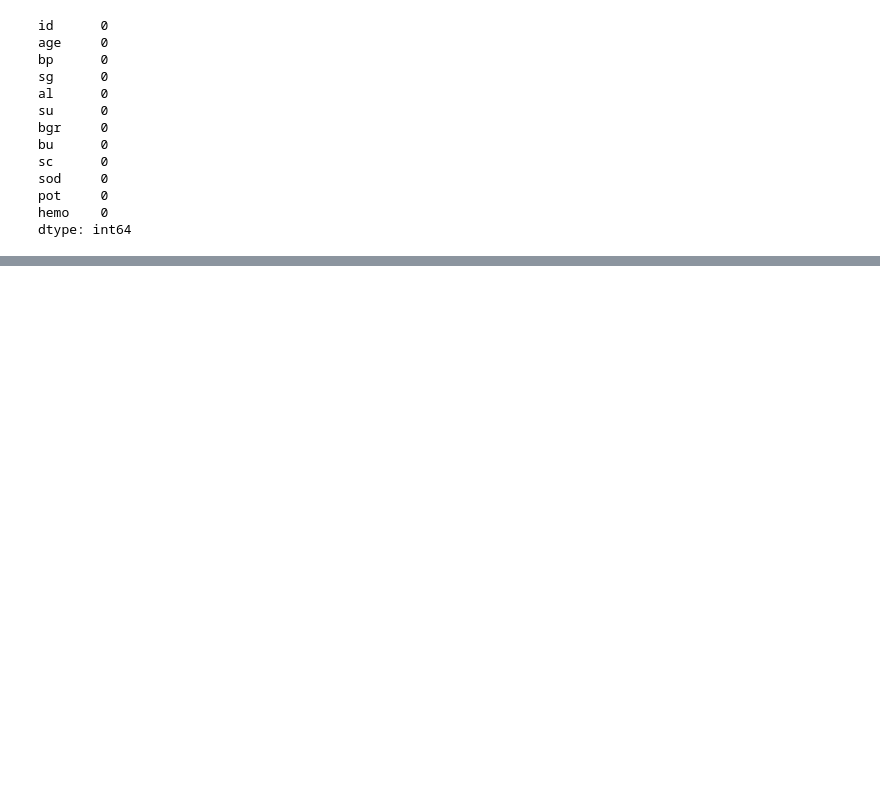
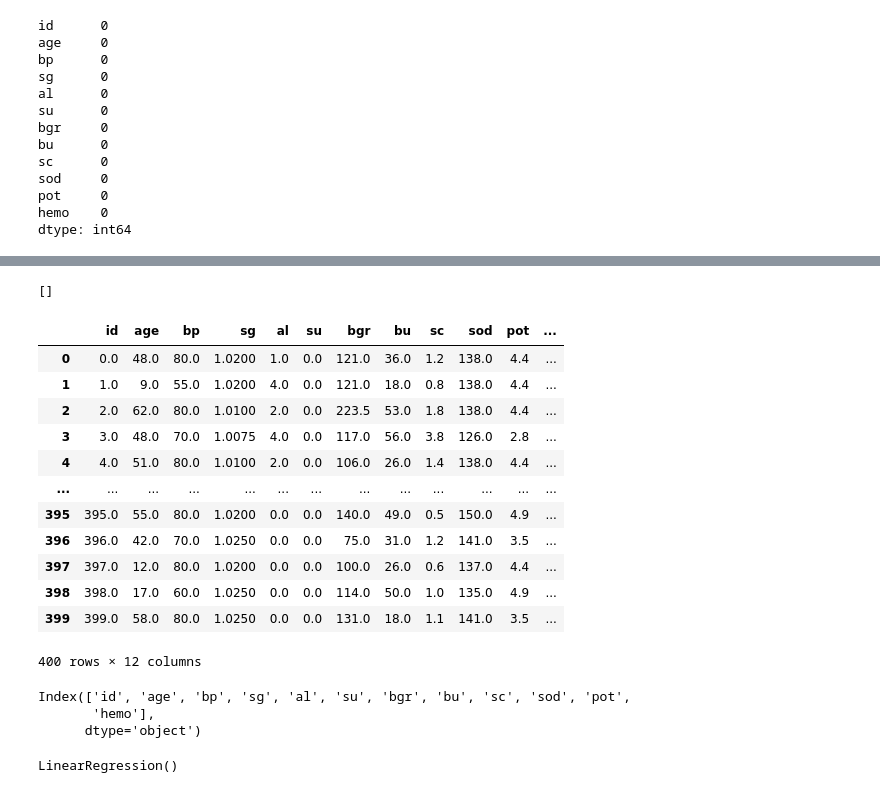
Before and after one commit to Muthumk123/DataScience-Week-5, a Jupyter notebook: Data_preprocessing_assessment.ipynb, the cells around one changed output, grey strips where cells are left out. Cells and saved outputs as stored; diff of their text form; code cells hidden in the pictures; blank space fills up the shorter version.

```diff
--- a/Data_preprocessing_assessment.ipynb
+++ b/Data_preprocessing_assessment.ipynb
@@ -119,0 +187,26 @@ dtype: int64
+# %%
+greater
+# %% [output]
+[]
+# %%
+dataset
+# %% [output]
+|  | id | age | bp | sg | al | su | bgr | bu | sc | sod | pot | ... |
+| 0 | 0.0 | 48.0 | 80.0 | 1.0200 | 1.0 | 0.0 | 121.0 | 36.0 | 1.2 | 138.0 | 4.4 | ... |
+| 1 | 1.0 | 9.0 | 55.0 | 1.0200 | 4.0 | 0.0 | 121.0 | 18.0 | 0.8 | 138.0 | 4.4 | ... |
+| 2 | 2.0 | 62.0 | 80.0 | 1.0100 | 2.0 | 0.0 | 223.5 | 53.0 | 1.8 | 138.0 | 4.4 | ... |
+| 3 | 3.0 | 48.0 | 70.0 | 1.0075 | 4.0 | 0.0 | 117.0 | 56.0 | 3.8 | 126.0 | 2.8 | ... |
+| 4 | 4.0 | 51.0 | 80.0 | 1.0100 | 2.0 | 0.0 | 106.0 | 26.0 | 1.4 | 138.0 | 4.4 | ... |
+| ... | ... | ... | ... | ... | ... | ... | ... | ... | ... | ... | ... | ... |
+| 395 | 395.0 | 55.0 | 80.0 | 1.0200 | 0.0 | 0.0 | 140.0 | 49.0 | 0.5 | 150.0 | 4.9 | ... |
+| 396 | 396.0 | 42.0 | 70.0 | 1.0250 | 0.0 | 0.0 | 75.0 | 31.0 | 1.2 | 141.0 | 3.5 | ... |
+| 397 | 397.0 | 12.0 | 80.0 | 1.0200 | 0.0 | 0.0 | 100.0 | 26.0 | 0.6 | 137.0 | 4.4 | ... |
+| 398 | 398.0 | 17.0 | 60.0 | 1.0250 | 0.0 | 0.0 | 114.0 | 50.0 | 1.0 | 135.0 | 4.9 | ... |
+| 399 | 399.0 | 58.0 | 80.0 | 1.0250 | 0.0 | 0.0 | 131.0 | 18.0 | 1.1 | 141.0 | 3.5 | ... |
+400 rows × 12 columns
+# %%
+dataset.columns
+# %% [output]
+Index(['id', 'age', 'bp', 'sg', 'al', 'su', 'bgr', 'bu', 'sc', 'sod', 'pot',
+       'hemo'],
+      dtype='object')
@@ -119,0 +224,6 @@ dtype: int64
+# %%
+from sklearn.linear_model import LinearRegression #procedure
+regressor= LinearRegression()# procedure for all model same and by useing Sklearn and we are doing regression
+regressor.fit(X_train,y_train)
+# %% [output]
+LinearRegression()
```
Also changed, not shown: parts of 17 cells of this notebook, 1 other file.
